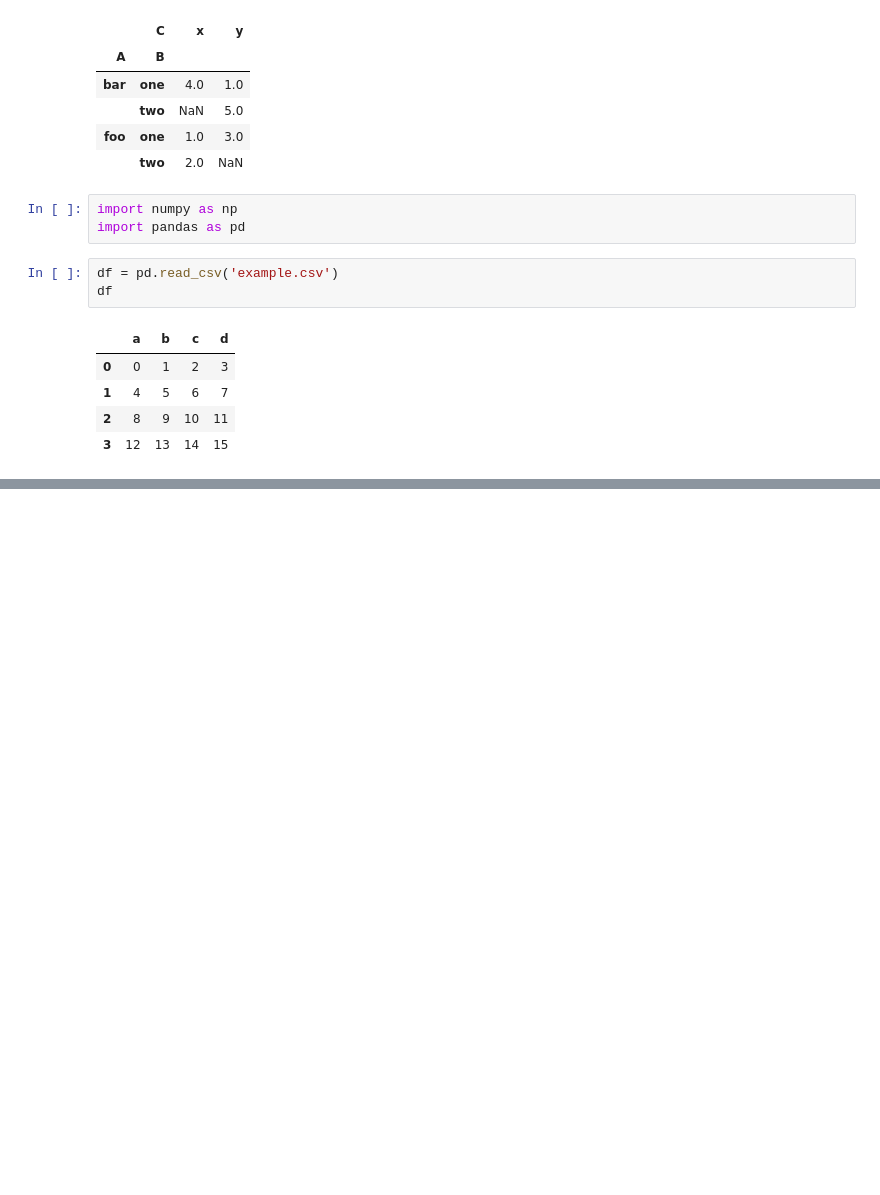
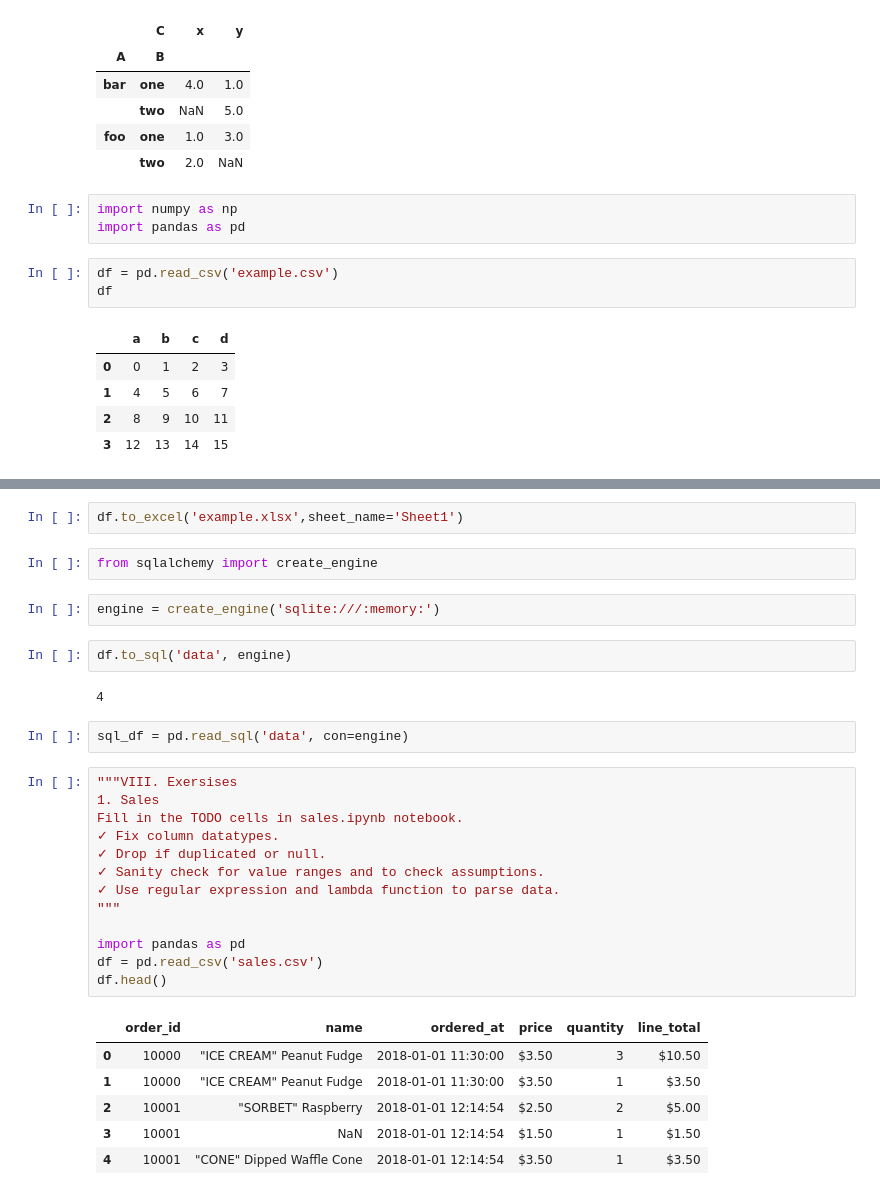
Before and after one commit to tranluongtiensi/datamining, a Jupyter notebook: week2/lab2.ipynb, the cells around one changed output, grey strips where cells are left out. Cells and saved outputs as stored; diff of their text form; blank space fills up the shorter version.

```diff
--- a/week2/lab2.ipynb
+++ b/week2/lab2.ipynb
@@ -1051,0 +1065,32 @@ df
+# %%
+df.to_excel('example.xlsx',sheet_name='Sheet1')
+# %%
+from sqlalchemy import create_engine
+# %%
+engine = create_engine('sqlite:///:memory:')
+# %%
+df.to_sql('data', engine)
+# %% [output]
+4
+# %%
+sql_df = pd.read_sql('data', con=engine)
+# %%
+"""VIII. Exersises
+1. Sales
+Fill in the TODO cells in sales.ipynb notebook.
+✓ Fix column datatypes.
+✓ Drop if duplicated or null.
+✓ Sanity check for value ranges and to check assumptions.
+✓ Use regular expression and lambda function to parse data.
+"""
+
+import pandas as pd
+df = pd.read_csv('sales.csv')
+df.head()
+# %% [output]
+|  | order_id | name | ordered_at | price | quantity | line_total |
+| 0 | 10000 | "ICE CREAM" Peanut Fudge | 2018-01-01 11:30:00 | $3.50 | 3 | $10.50 |
+| 1 | 10000 | "ICE CREAM" Peanut Fudge | 2018-01-01 11:30:00 | $3.50 | 1 | $3.50 |
+| 2 | 10001 | "SORBET" Raspberry | 2018-01-01 12:14:54 | $2.50 | 2 | $5.00 |
+| 3 | 10001 | NaN | 2018-01-01 12:14:54 | $1.50 | 1 | $1.50 |
+| 4 | 10001 | "CONE" Dipped Waffle Cone | 2018-01-01 12:14:54 | $3.50 | 1 | $3.50 |
```
Also changed, not shown: parts of 20 cells of this notebook.
